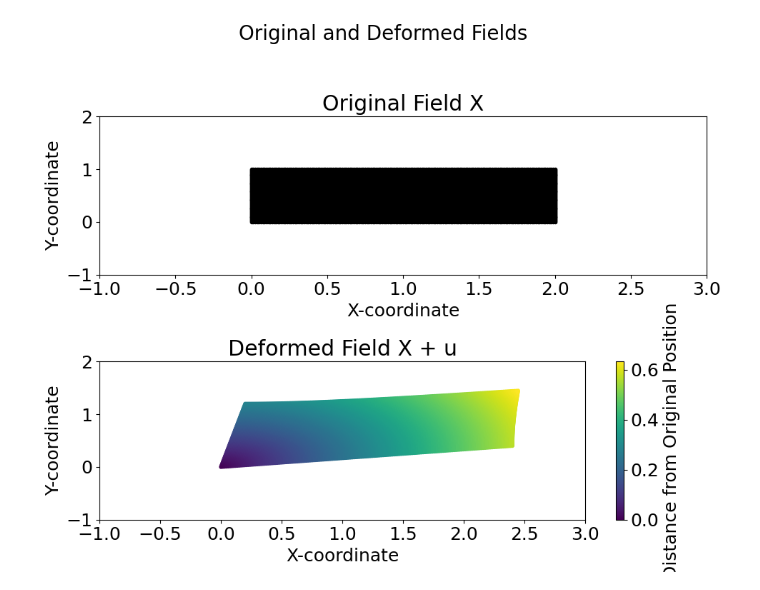
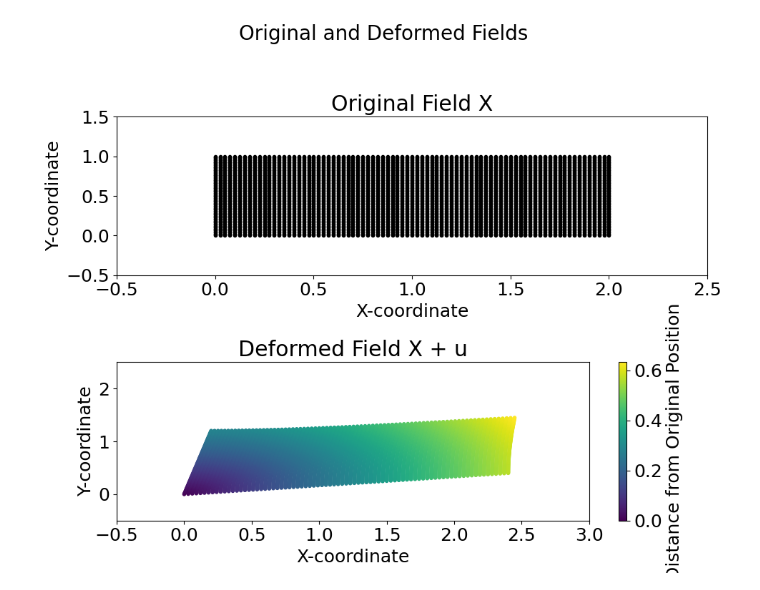
Before and after one commit to CHNCXY/ML-in-Computational-Mechanics, a Jupyter notebook: EX2/EX2.ipynb, the cells around one changed output. Drawn from its saved outputs; the diff is of its cells as text; code cells hidden in the pictures.

```diff
--- a/EX2/EX2.ipynb
+++ b/EX2/EX2.ipynb
@@ -15,7 +15,7 @@ plt.rcParams["font.size"] = 18  # Set default font size
 # Define grid dimensions and create tensors for Nx and Ny
 Lx = 2  # Length in the x-direction
 Ly = 1  # Length in the y-direction
-Nx = 80 * Lx + 1  # Number of points in the x-direction
+Nx = 40 * Lx + 1  # Number of points in the x-direction
 Ny = 80 * Ly + 1  # Number of points in the y-direction
 shape1 = (Nx, Ny)  # Store grid shape
 Nx = torch.tensor(Nx)  # Convert Nx to a tensor
@@ -32,39 +32,39 @@ X = torch.cat((X[0].reshape(-1, 1), X[1].reshape(-1, 1)), dim=1)
 # %%
 # Define a new nonlinear displacement field u
 r = torch.sqrt(X[:, 0] ** 2 + X[:, 1] ** 2)
 u = torch.stack((0.2 * r, 0.2 * r), dim=1)
 
 # Calculate deformed positions by adding the displacement field to the original grid points
 X_deformed = X + u
 
 # Calculate Euclidean distance of each point from its original position
 distance = torch.norm(u, dim=1)
 
 # Create the figure and add a main title
 plt.figure(figsize=(10, 8))
-plt.suptitle("Original and Deformed Fields", fontsize=20)  # Main title
+plt.suptitle("Original and Deformed Fields", fontsize=20)
 
-# Original field plot
+# Plot Original field
 plt.subplot(2, 1, 1)
 plt.scatter(X[:, 0].numpy(), X[:, 1].numpy(), color='black', marker='o')
 plt.title("Original Field X")
 plt.xlabel("X-coordinate")
 plt.ylabel("Y-coordinate")
-plt.xlim(-1, Lx + 1)  # Adjust limits to fit larger deformations
-plt.ylim(-1, Ly + 1)
+plt.xlim(-0.5, Lx + 0.5)
+plt.ylim(-0.5, Ly + 0.5)
 
-# Deformed field plot
+# Plot Deformed field with colors based on Euclidean distance
 plt.subplot(2, 1, 2)
 plt.scatter(X_deformed[:, 0].numpy(), X_deformed[:, 1].numpy(), c=distance.numpy(), cmap='viridis', marker='o')
 plt.colorbar(label="Distance from Original Position")
 plt.title("Deformed Field X + u")
 plt.xlabel("X-coordinate")
 plt.ylabel("Y-coordinate")
-plt.xlim(-1, Lx + 1)  # Adjust limits to fit larger deformations
-plt.ylim(-1, Ly + 1)
+plt.xlim(-0.5, Lx + 1)
+plt.ylim(-0.5, Ly + 1.5)
 
-# Adjust layout to ensure the plots do not overlap
-plt.tight_layout(rect=[0, 0, 1, 0.96])  # Adjust layout to fit suptitle
+# Adjust layout
+plt.tight_layout(rect=[0, 0, 1, 0.96])
 plt.show()
 # %% [output]
-[figure, old version]
+[figure, new version]
```
